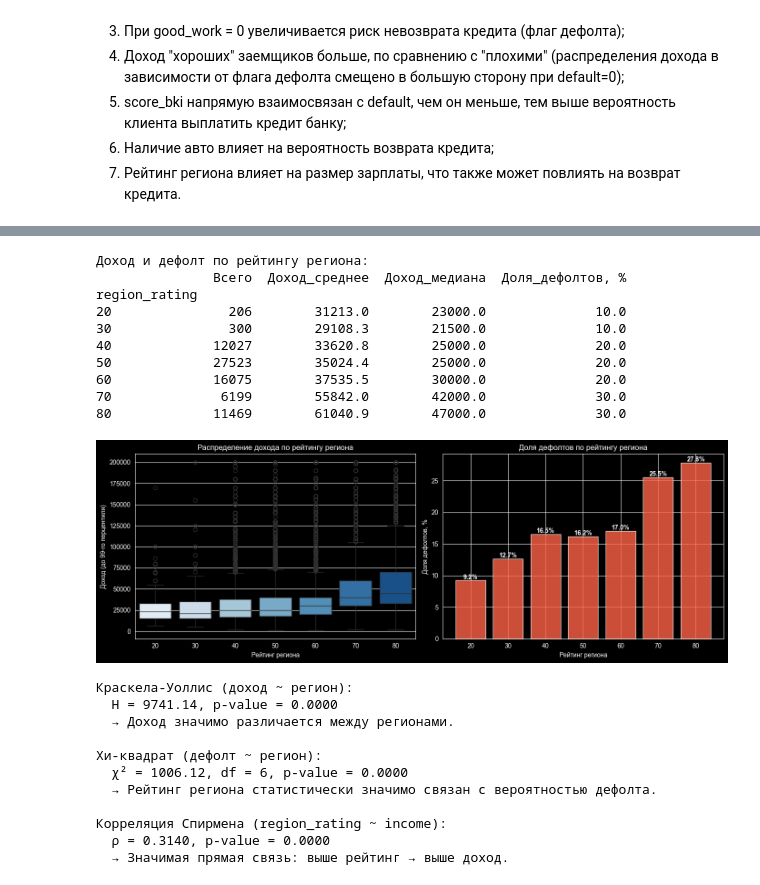
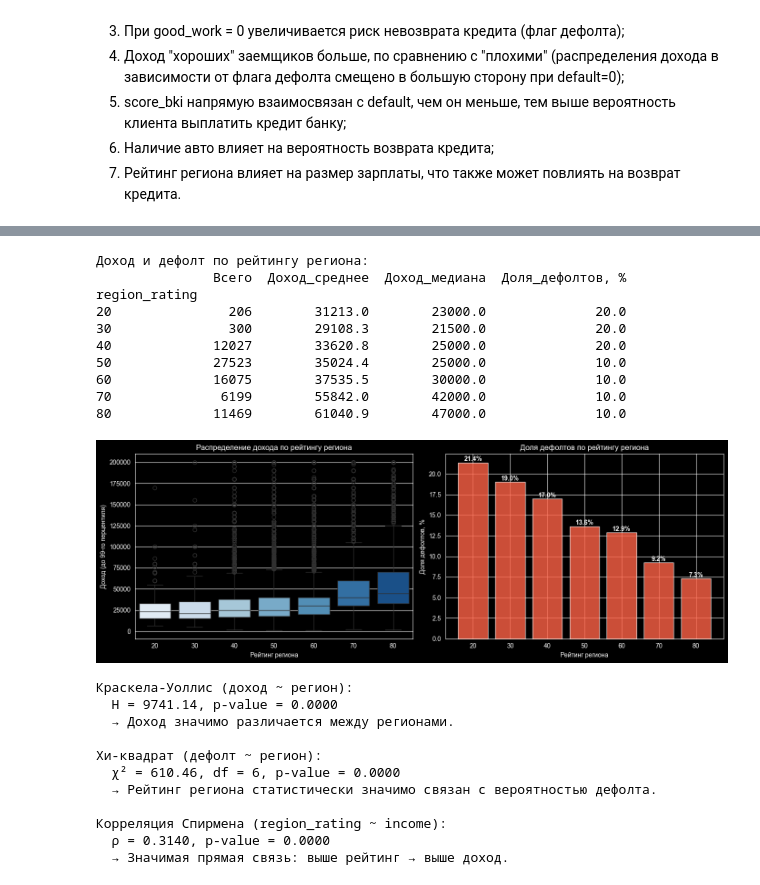
Before and after one commit to yemtsovaanna-alt/WB_DS, a Jupyter notebook: задание_1.ipynb, the cells around one changed output, grey strips where cells are left out. Drawn from its saved outputs; the diff is of its cells as text; code cells hidden in the pictures.

```diff
--- a/задание_1.ipynb
+++ b/задание_1.ipynb
@@ -109,5 +110,5 @@ df['car'] = df['car'].map({'Y': True, 'N': False})
 df['car_type'] = df['car_type'].map({'Y': True, 'N': False})
 df['foreign_passport'] = df['foreign_passport'].map({'N': False, 'Y': True})
 df['good_work'] = df['good_work'].astype(bool)
-df['default'] = df['car_type'].astype(bool)
+df['default'] = df['default'].astype(bool)  # 1 → True, 0 → False
 # %%
@@ -717,11 +770,9 @@ True      14008     14008             100.0
 # %%
 #7. Рейтинг региона влияет на размер зарплаты, что также может повлиять на возврат кредита
 
-from scipy import stats
-
 regions = sorted(df['region_rating'].unique())
 
-# --- Описательные статистики ---
+# Описательные статистики
 print("Доход и дефолт по рейтингу региона:")
 summary = df.groupby('region_rating').agg(
     Всего=('income', 'count'),
@@ -732,7 +783,7 @@ summary = df.groupby('region_rating').agg(
 summary['Доля_дефолтов, %'] = (summary['Доля_дефолтов'] * 100).round(2)
 print(summary[['Всего', 'Доход_среднее', 'Доход_медиана', 'Доля_дефолтов, %']])
 
-# --- Визуализация ---
+#  Визуализация
 fig, axes = plt.subplots(1, 2, figsize=(14, 5))
 
 # Boxplot дохода по региону (обрезаем выбросы)
@@ -756,53 +807,53 @@ for i, v in enumerate(default_by_region.values):
 plt.tight_layout()
 plt.show()
 
-# --- Тест 1: Краскела-Уоллиса — доход ~ регион ---
+# Тест 1: Краскела-Уоллиса — доход ~ регион
 groups_income = [df[df['region_rating'] == r]['income'].values for r in regions]
 stat_kw, p_kw = stats.kruskal(*groups_income)
 print(f"\nКраскела-Уоллис (доход ~ регион):")
 print(f"  H = {stat_kw:.2f}, p-value = {p_kw:.4f}")
-if p_kw < 0.05:
+if p_kw < 0.01:
     print("  → Доход значимо различается между регионами.")
 else:
     print("  → Значимых различий дохода между регионами не обнаружено.")
 
-# --- Тест 2: Хи-квадрат — дефолт ~ регион ---
+#  Тест 2: Хи-квадрат — дефолт ~ регион
 ct = pd.crosstab(df['region_rating'], df['default'])
 chi2, p_chi2, dof, _ = stats.chi2_contingency(ct)
 print(f"\nХи-квадрат (дефолт ~ регион):")
 print(f"  χ² = {chi2:.2f}, df = {dof}, p-value = {p_chi2:.4f}")
-if p_chi2 < 0.05:
+if p_chi2 < 0.01:
     print("  → Рейтинг региона статистически значимо связан с вероятностью дефолта.")
 else:
     print("  → Значимой связи между регионом и дефолтом не обнаружено.")
 
-# --- Корреляция Спирмена: region_rating ~ income ---
+#  Корреляция Спирмена: region_rating ~ income
 corr_s, p_s = stats.spearmanr(df['region_rating'], df['income'])
 print(f"\nКорреляция Спирмена (region_rating ~ income):")
 print(f"  ρ = {corr_s:.4f}, p-value = {p_s:.4f}")
-if p_s < 0.05:
+if p_s < 0.01:
     print(f"  → Значимая {'прямая' if corr_s > 0 else 'обратная'} связь: "
           f"{'выше рейтинг → выше доход' if corr_s > 0 else 'выше рейтинг → ниже доход'}.")
 else:
     print("  → Значимой связи между рейтингом региона и доходом не обнаружено.")
 # %% [output]
 Доход и дефолт по рейтингу региона:
                Всего  Доход_среднее  Доход_медиана  Доля_дефолтов, %
 region_rating
-20               206        31213.0        23000.0              10.0
-30               300        29108.3        21500.0              10.0
+20               206        31213.0        23000.0              20.0
+30               300        29108.3        21500.0              20.0
 40             12027        33620.8        25000.0              20.0
-50             27523        35024.4        25000.0              20.0
-60             16075        37535.5        30000.0              20.0
-70              6199        55842.0        42000.0              30.0
-80             11469        61040.9        47000.0              30.0
+50             27523        35024.4        25000.0              10.0
+60             16075        37535.5        30000.0              10.0
+70              6199        55842.0        42000.0              10.0
+80             11469        61040.9        47000.0              10.0
-[figure, old version]
+[figure, new version]
 Краскела-Уоллис (доход ~ регион):
   H = 9741.14, p-value = 0.0000
   → Доход значимо различается между регионами.
 
 Хи-квадрат (дефолт ~ регион):
-  χ² = 1006.12, df = 6, p-value = 0.0000
+  χ² = 610.46, df = 6, p-value = 0.0000
   → Рейтинг региона статистически значимо связан с вероятностью дефолта.
 
 Корреляция Спирмена (region_rating ~ income):
```
Also changed, not shown: parts of 14 cells of this notebook.
